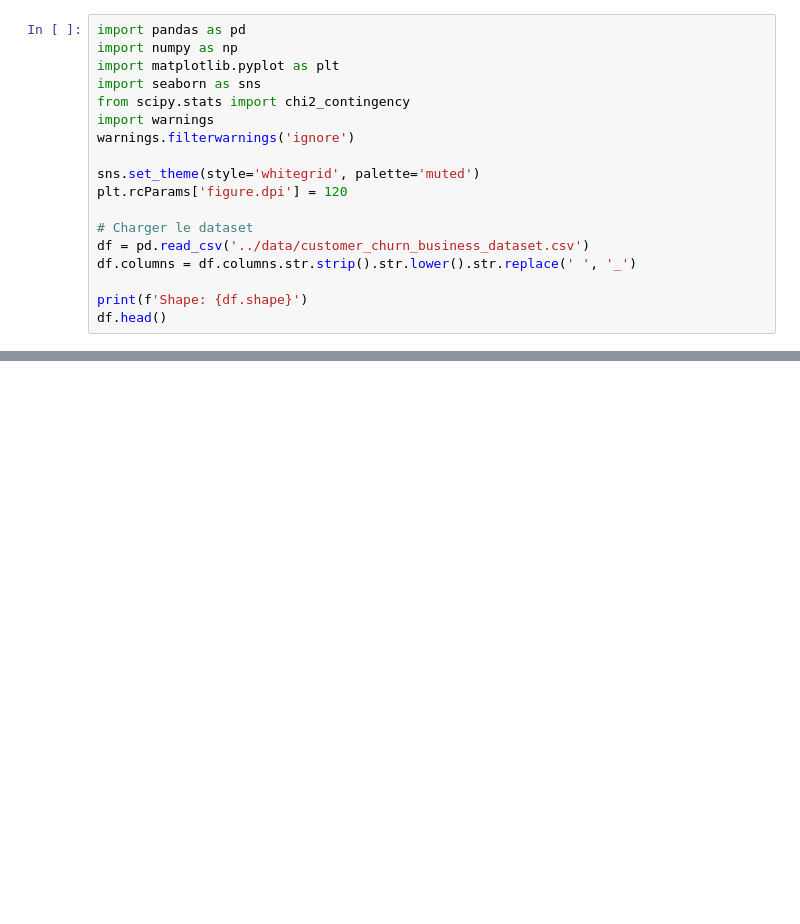
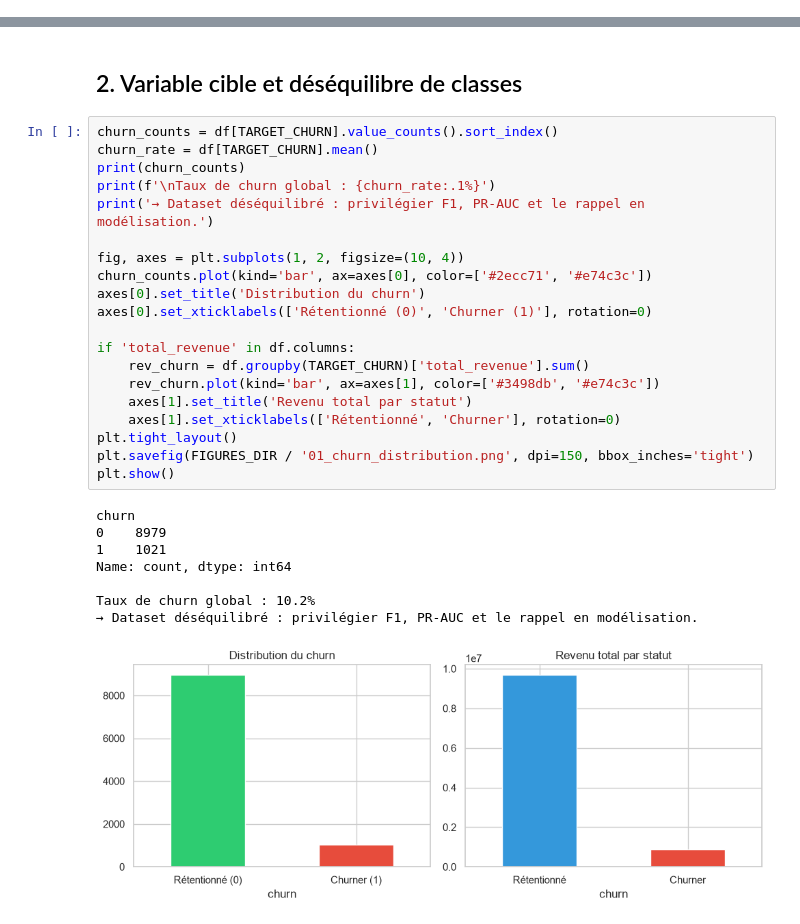
Before and after one commit to jeffgbanziali/costomer_churn, a Jupyter notebook: notebooks/01_eda.ipynb, the cells around one changed output, grey strips where cells are left out. Drawn from its saved outputs; the diff is of its cells as text; blank space fills up the shorter version.

```diff
--- a/notebooks/01_eda.ipynb
+++ b/notebooks/01_eda.ipynb
@@ -7,18 +0,0 @@ Ce notebook pose toutes les hypothèses qui guideront les choix de modélisation
-# %%
-import pandas as pd
-import numpy as np
-import matplotlib.pyplot as plt
-import seaborn as sns
-from scipy.stats import chi2_contingency
-import warnings
-warnings.filterwarnings('ignore')
-
-sns.set_theme(style='whitegrid', palette='muted')
-plt.rcParams['figure.dpi'] = 120
-
-# Charger le dataset
-df = pd.read_csv('../data/customer_churn_business_dataset.csv')
-df.columns = df.columns.str.strip().str.lower().str.replace(' ', '_')
-
-print(f'Shape: {df.shape}')
-df.head()
@@ -660,0 +69,31 @@ fee_per_tenure: corrélation avec churn = 0.1424
+# %% [markdown]
+## 2. Variable cible et déséquilibre de classes
+# %%
+churn_counts = df[TARGET_CHURN].value_counts().sort_index()
+churn_rate = df[TARGET_CHURN].mean()
+print(churn_counts)
+print(f'\nTaux de churn global : {churn_rate:.1%}')
+print('→ Dataset déséquilibré : privilégier F1, PR-AUC et le rappel en modélisation.')
+
+fig, axes = plt.subplots(1, 2, figsize=(10, 4))
+churn_counts.plot(kind='bar', ax=axes[0], color=['#2ecc71', '#e74c3c'])
+axes[0].set_title('Distribution du churn')
+axes[0].set_xticklabels(['Rétentionné (0)', 'Churner (1)'], rotation=0)
+
+if 'total_revenue' in df.columns:
+    rev_churn = df.groupby(TARGET_CHURN)['total_revenue'].sum()
+    rev_churn.plot(kind='bar', ax=axes[1], color=['#3498db', '#e74c3c'])
+    axes[1].set_title('Revenu total par statut')
+    axes[1].set_xticklabels(['Rétentionné', 'Churner'], rotation=0)
+plt.tight_layout()
+plt.savefig(FIGURES_DIR / '01_churn_distribution.png', dpi=150, bbox_inches='tight')
+plt.show()
+# %% [output]
+churn
+0    8979
+1    1021
+Name: count, dtype: int64
+
+Taux de churn global : 10.2%
+→ Dataset déséquilibré : privilégier F1, PR-AUC et le rappel en modélisation.
+[figure, added]
```
Also changed, not shown: parts of 45 cells of this notebook, 21 other files.
